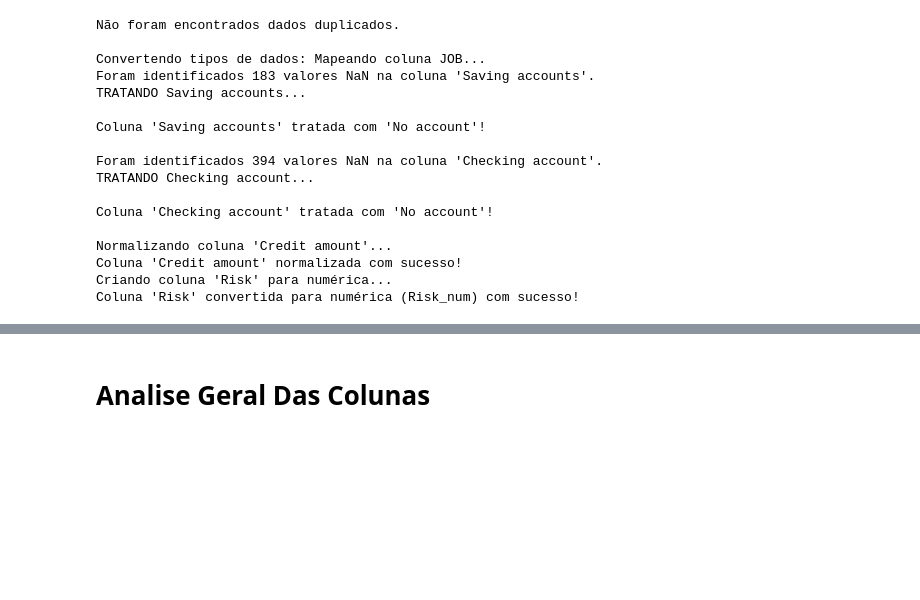
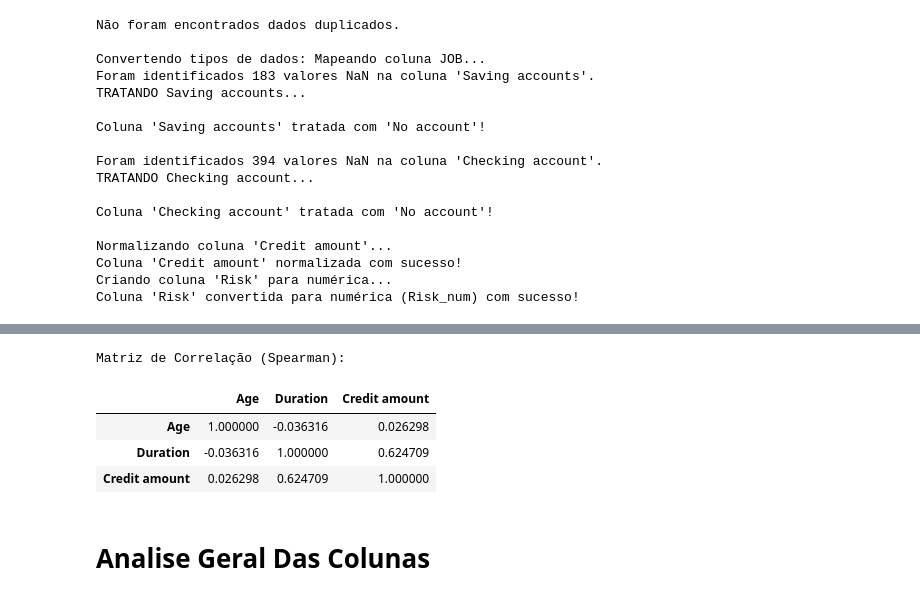
Before and after one commit to CaioMathews/Projeto-estatisca, a Jupyter notebook: Main.ipynb, the cells around one changed output, grey strips where cells are left out. Drawn from its saved outputs; the diff is of its cells as text; code cells hidden in the pictures; blank space fills up the shorter version.

```diff
--- a/Main.ipynb
+++ b/Main.ipynb
@@ -33,3 +50,15 @@ Coluna 'Risk' convertida para numérica (Risk_num) com sucesso!
+# %%
+colunas_numericas = ['Age', 'Duration', 'Credit amount']
+matriz_correlacao = df_tratado[colunas_numericas].corr(method='spearman')
+
+print("Matriz de Correlação (Spearman):")
+display(matriz_correlacao)
+# %% [output]
+Matriz de Correlação (Spearman):
+|  | Age | Duration | Credit amount |
+| Age | 1.000000 | -0.036316 | 0.026298 |
+| Duration | -0.036316 | 1.000000 | 0.624709 |
+| Credit amount | 0.026298 | 0.624709 | 1.000000 |
 # %% [markdown]
 # Analise Geral Das Colunas
 # %%
```
Also changed, not shown: parts of 5 cells of this notebook, 1 other file.
